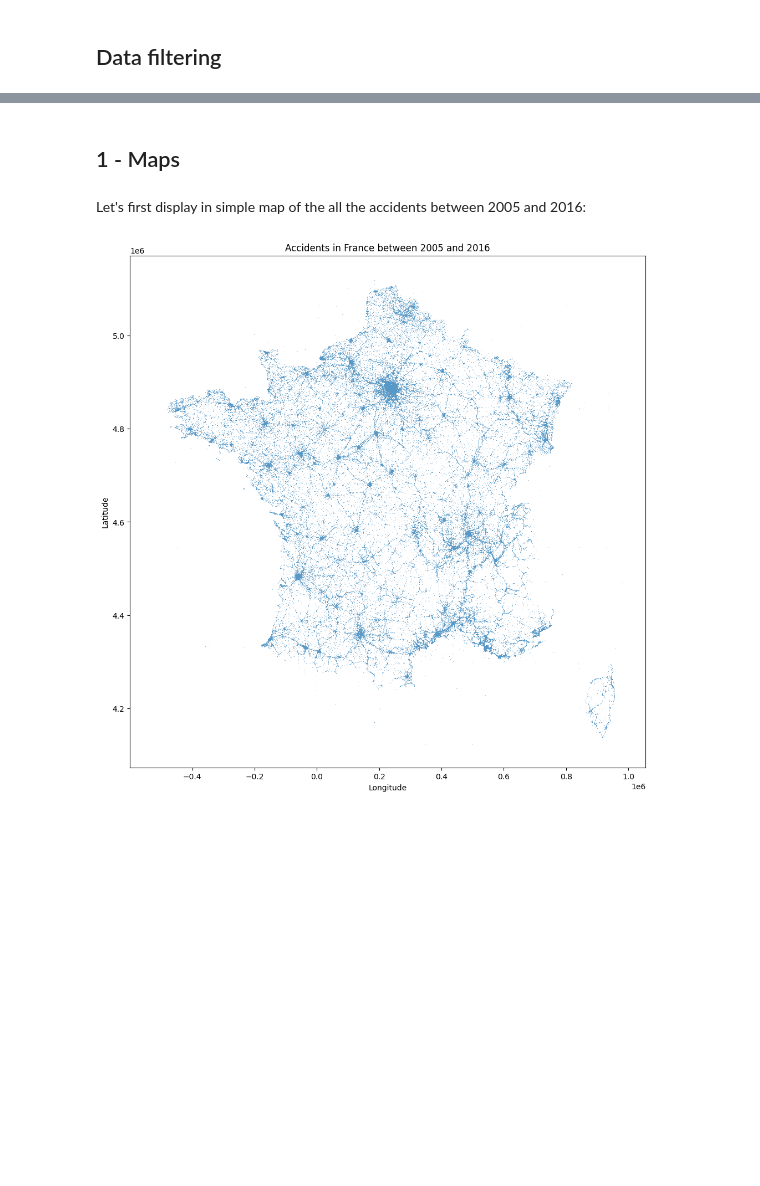
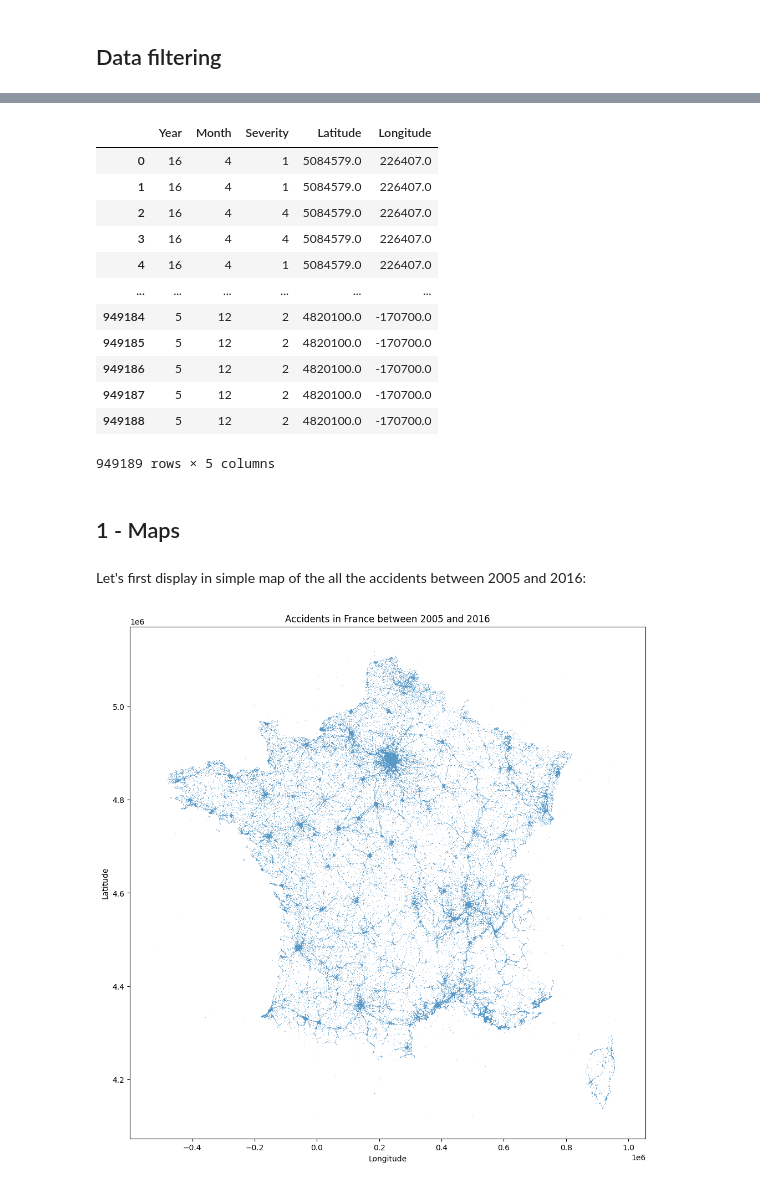
Before and after one commit to JulienML/AccidentsInFrance, a Jupyter notebook: Part2 - Clusters.ipynb, the cells around one changed output, grey strips where cells are left out. Saved outputs shown, nothing was run; the diff lists cells and outputs as text; code cells hidden in the pictures; blank space fills up the shorter version.

```diff
--- a/Part2 - Clusters.ipynb
+++ b/Part2 - Clusters.ipynb
@@ -59,13 +60,30 @@ data
 # %%
 import numpy as np
 import seaborn as sns
 
 # Replace wrong characters with '0' and convert it to double
 data['Longitude'] = data['Longitude'].replace('-', 0).astype('double')
 data['Latitude'] = data['Latitude'].replace('-', 0).astype('double')
 
 # Keep only the accidents located in mainland france
 data = data.loc[(data['Longitude'] < 3*10**6) & (data['Latitude'] > 3*10**6) & (data['Latitude'] < 5.2*10**6)]
+
+data.reset_index(drop=True, inplace=True)
+data
+# %% [output]
+|  | Year | Month | Severity | Latitude | Longitude |
+| 0 | 16 | 4 | 1 | 5084579.0 | 226407.0 |
+| 1 | 16 | 4 | 1 | 5084579.0 | 226407.0 |
+| 2 | 16 | 4 | 4 | 5084579.0 | 226407.0 |
+| 3 | 16 | 4 | 4 | 5084579.0 | 226407.0 |
+| 4 | 16 | 4 | 1 | 5084579.0 | 226407.0 |
+| ... | ... | ... | ... | ... | ... |
+| 949184 | 5 | 12 | 2 | 4820100.0 | -170700.0 |
+| 949185 | 5 | 12 | 2 | 4820100.0 | -170700.0 |
+| 949186 | 5 | 12 | 2 | 4820100.0 | -170700.0 |
+| 949187 | 5 | 12 | 2 | 4820100.0 | -170700.0 |
+| 949188 | 5 | 12 | 2 | 4820100.0 | -170700.0 |
+949189 rows × 5 columns
 # %% [markdown]
 ## 1 - Maps
 # %% [markdown]
```
Also changed, not shown: parts of 9 cells of this notebook.
